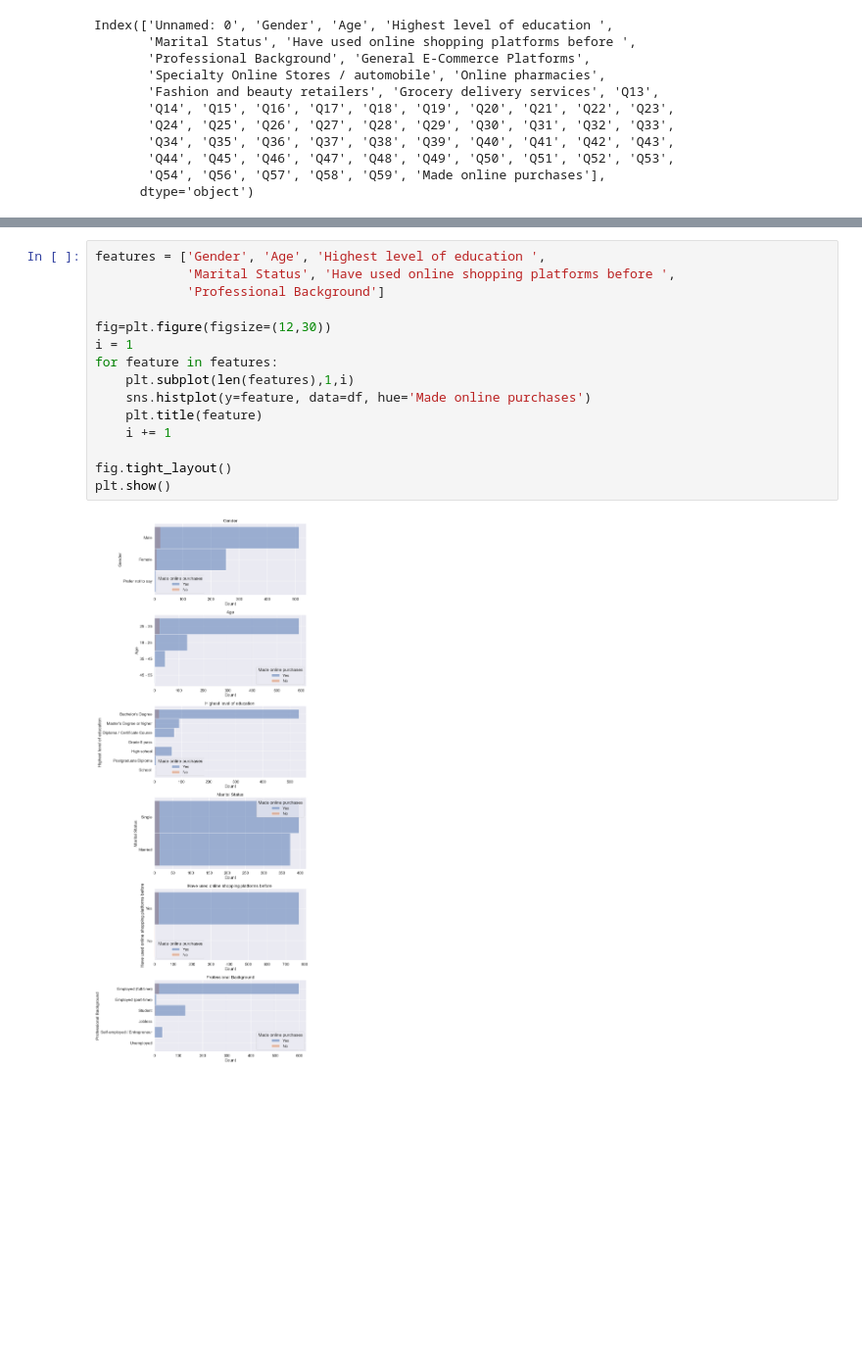
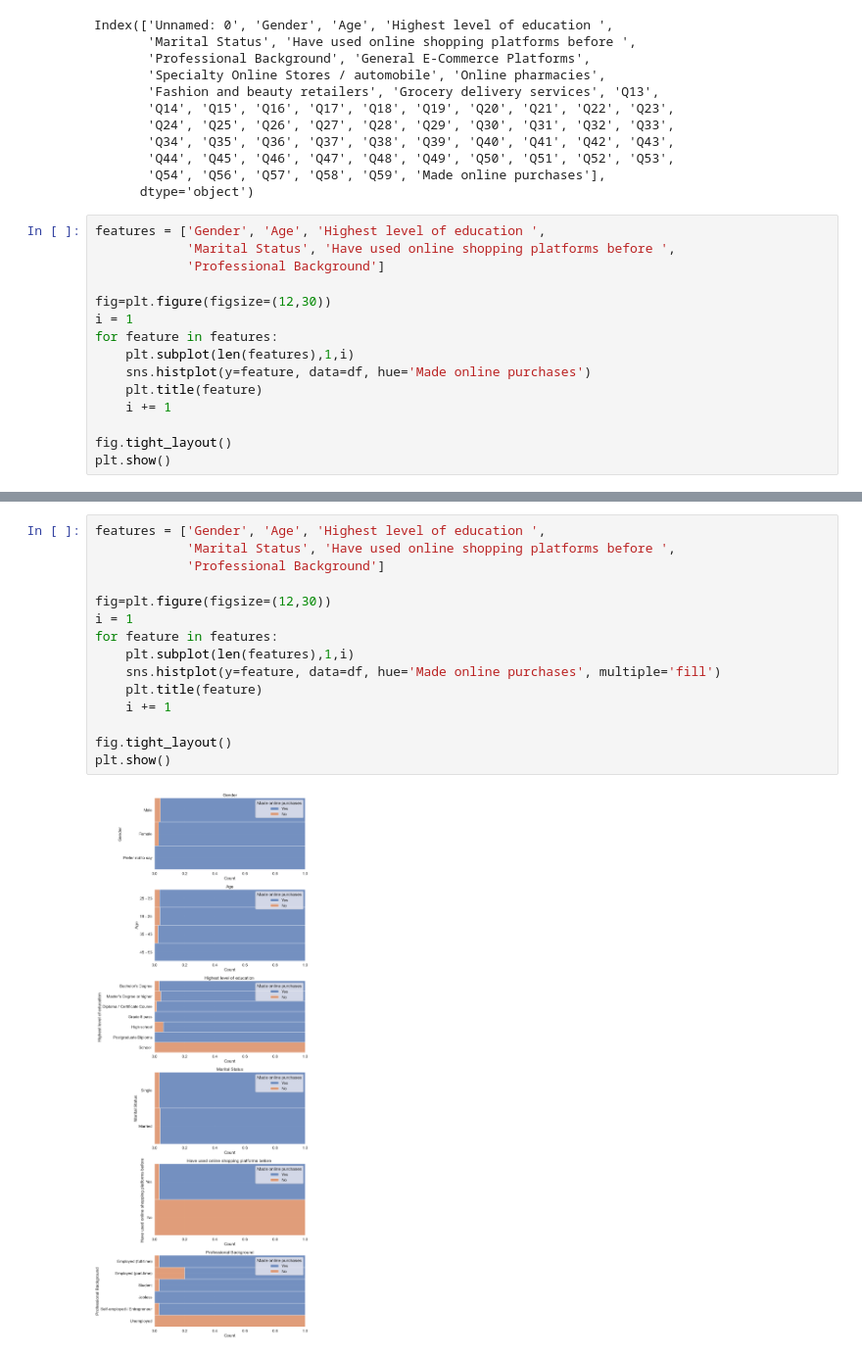
Before and after one commit to Sachintha-Lakruwan/DS-Class-Project, a Jupyter notebook: 3.EDA.ipynb, the cells around one changed output, grey strips where cells are left out. Shown at 98% size. Cells and saved outputs as stored; diff of their text form; blank space fills up the shorter version.

```diff
--- a/3.EDA.ipynb
+++ b/3.EDA.ipynb
@@ -23,3 +23,18 @@ Index(['Unnamed: 0', 'Gender', 'Age', 'Highest level of education ',
        'Q44', 'Q45', 'Q46', 'Q47', 'Q48', 'Q49', 'Q50', 'Q51', 'Q52', 'Q53',
        'Q54', 'Q56', 'Q57', 'Q58', 'Q59', 'Made online purchases'],
       dtype='object')
+# %%
+features = ['Gender', 'Age', 'Highest level of education ',
+            'Marital Status', 'Have used online shopping platforms before ',
+            'Professional Background']
+
+fig=plt.figure(figsize=(12,30))
+i = 1
+for feature in features:
+    plt.subplot(len(features),1,i)
+    sns.histplot(y=feature, data=df, hue='Made online purchases')
+    plt.title(feature)
+    i += 1
+
+fig.tight_layout()
+plt.show()
@@ -26,17 +43,17 @@ Index(['Unnamed: 0', 'Gender', 'Age', 'Highest level of education ',
 # %%
 features = ['Gender', 'Age', 'Highest level of education ',
             'Marital Status', 'Have used online shopping platforms before ',
             'Professional Background']
 
 fig=plt.figure(figsize=(12,30))
 i = 1
 for feature in features:
     plt.subplot(len(features),1,i)
-    sns.histplot(y=feature, data=df, hue='Made online purchases')
+    sns.histplot(y=feature, data=df, hue='Made online purchases', multiple='fill')
     plt.title(feature)
     i += 1
 
 fig.tight_layout()
 plt.show()
 # %% [output]
-[figure, old version]
+[figure, new version]
```
Also changed, not shown: parts of 1 cell of this notebook.
